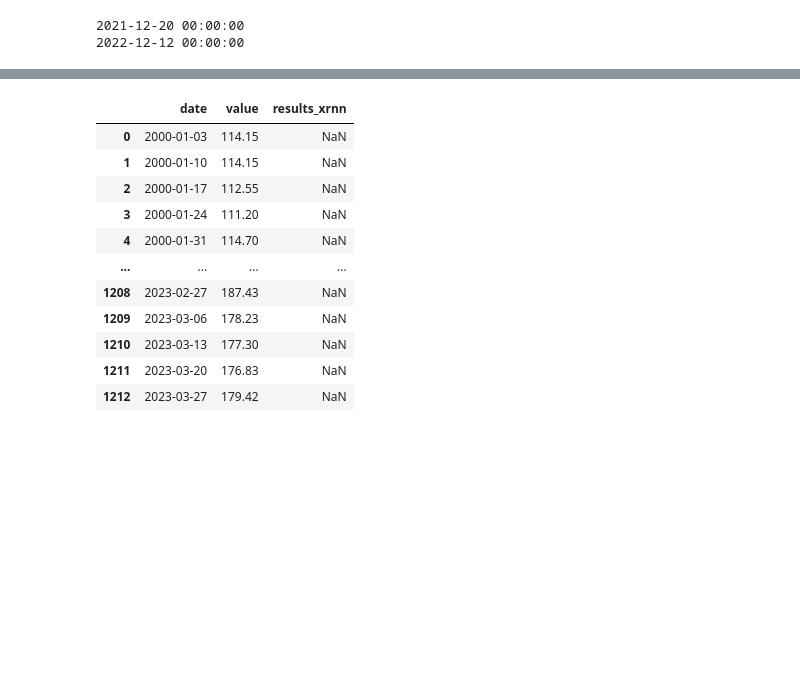
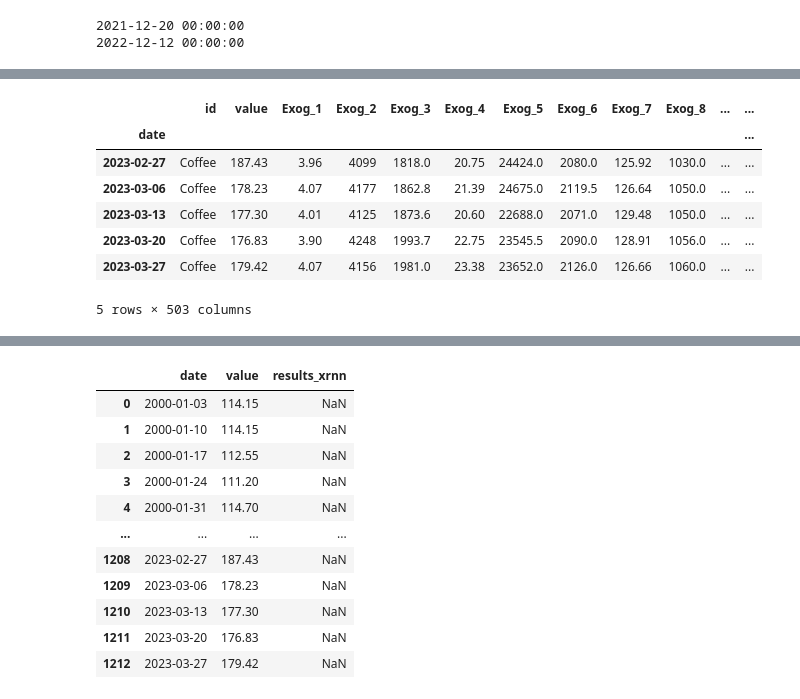
Before and after one commit to FranciscoSotoU/Time-Series-Library, a Jupyter notebook: debug.ipynb, the cells around one changed output, grey strips where cells are left out. Cells and saved outputs as stored; diff of their text form; code cells hidden in the pictures; blank space fills up the shorter version.

```diff
--- a/debug.ipynb
+++ b/debug.ipynb
@@ -72,4 +115,15 @@ results_all_models[results_all_models.index > "2021-01-01"].plot()
 # %%
-virtual_present = "2021-01-01"
-train_data = data[data.index < virtual_present]
-test_data = data[data.index >= virtual_present]
+virtual_present = " 2021-12-13"
+train_data = data[data.index <= virtual_present]
+test_data = data[data.index > virtual_present]
+# %%
+test_data.tail*()
+# %% [output]
+|  | id | value | Exog_1 | Exog_2 | Exog_3 | Exog_4 | Exog_5 | Exog_6 | Exog_7 | Exog_8 | ... | ... |
+| date |  |  |  |  |  |  |  |  |  |  |  | ... |
+| 2023-02-27 | Coffee | 187.43 | 3.96 | 4099 | 1818.0 | 20.75 | 24424.0 | 2080.0 | 125.92 | 1030.0 | ... | ... |
+| 2023-03-06 | Coffee | 178.23 | 4.07 | 4177 | 1862.8 | 21.39 | 24675.0 | 2119.5 | 126.64 | 1050.0 | ... | ... |
+| 2023-03-13 | Coffee | 177.30 | 4.01 | 4125 | 1873.6 | 20.60 | 22688.0 | 2071.0 | 129.48 | 1050.0 | ... | ... |
+| 2023-03-20 | Coffee | 176.83 | 3.90 | 4248 | 1993.7 | 22.75 | 23545.5 | 2090.0 | 128.91 | 1056.0 | ... | ... |
+| 2023-03-27 | Coffee | 179.42 | 4.07 | 4156 | 1981.0 | 23.38 | 23652.0 | 2126.0 | 126.66 | 1060.0 | ... | ... |
+5 rows × 503 columns
```
Also changed, not shown: parts of 14 cells of this notebook, 17 other files.
